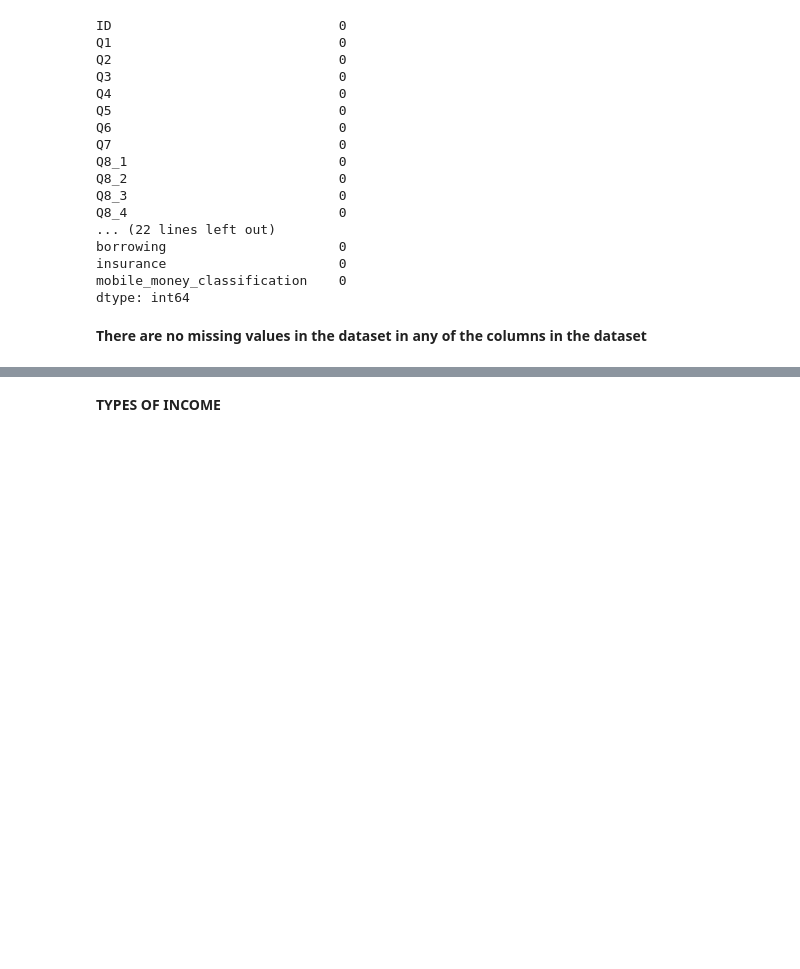
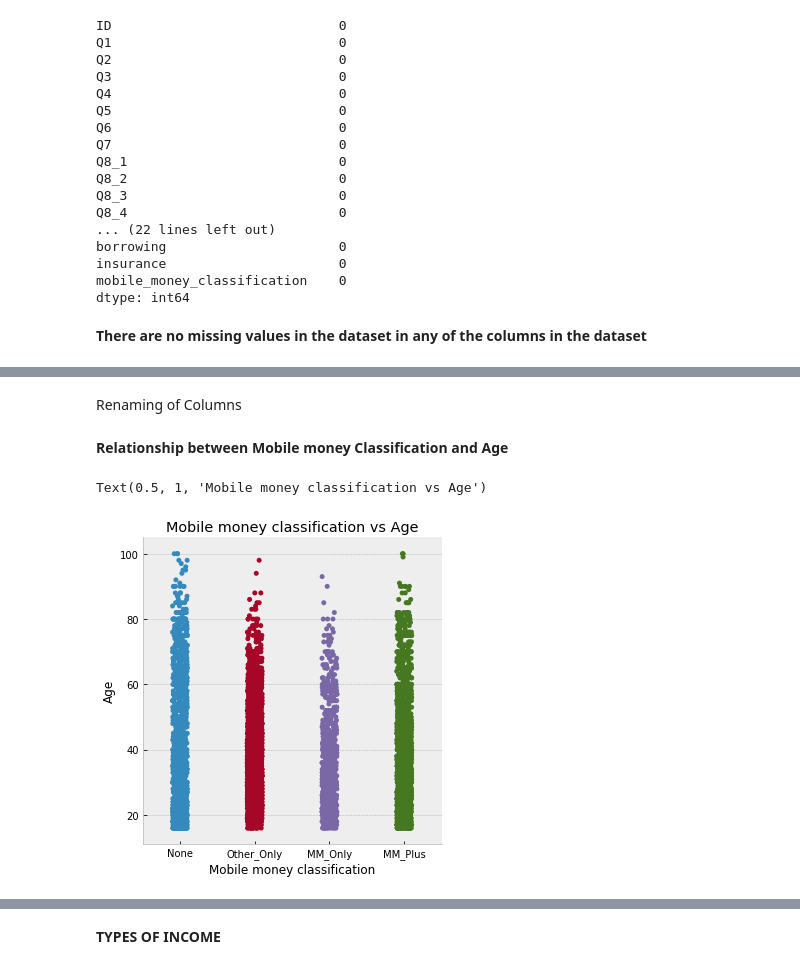
Before and after one commit to AllenMkandla/Financial_Services_Use_in_Tanzania, a Jupyter notebook: Tanzania.ipynb, the cells around one changed output, grey strips where cells are left out. Cells and saved outputs as stored; diff of their text form; code cells hidden in the pictures; blank space fills up the shorter version.

```diff
--- a/Tanzania.ipynb
+++ b/Tanzania.ipynb
@@ -153,0 +150,2 @@ relation_stat = [married, dirvoced, widowed, single]
+# %% [markdown]
+Renaming of Columns
@@ -153,0 +246,10 @@ relation_stat = [married, dirvoced, widowed, single]
+# %% [markdown]
+**Relationship between Mobile money Classification and Age**
+# %%
+sns.catplot(x='mobile_money_classification', y='Age', data=tanza_data)
+plt.xlabel("Mobile money classification")
+plt.ylabel("Age")
+plt.title('Mobile money classification vs Age')
+# %% [output]
+Text(0.5, 1, 'Mobile money classification vs Age')
+[figure, added]
```
Also changed, not shown: parts of 56 cells of this notebook.
